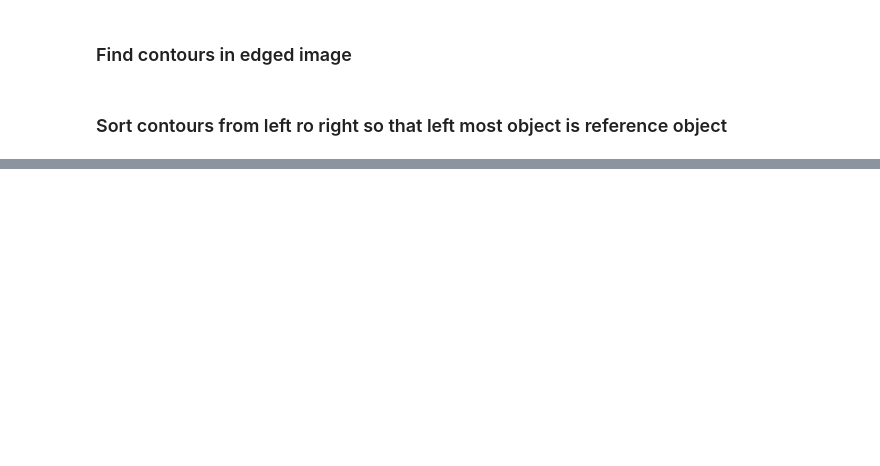
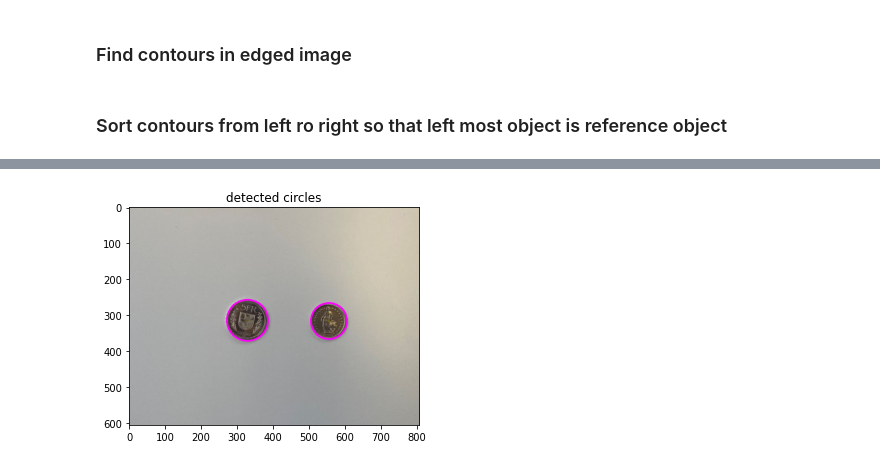
Before and after one commit to DominiquePeytrignet/IP2, a Jupyter notebook: PythonFiles/IP2_Notebook.ipynb, the cells around one changed output, grey strips where cells are left out. Saved outputs shown, nothing was run; the diff lists cells and outputs as text; code cells hidden in the pictures; blank space fills up the shorter version.

Commit message:
Circle Detection

```diff
--- a/PythonFiles/IP2_Notebook.ipynb
+++ b/PythonFiles/IP2_Notebook.ipynb
@@ -160,0 +164,35 @@ cv2.destroyAllWindows()
+# %%
+src = cv2.imread("Images/Test_3.jpg")
+
+
+gray = cv2.cvtColor(src, cv2.COLOR_BGR2GRAY)
+gray = cv2.medianBlur(gray, 5)
+rows = gray.shape[0]
+circles = cv2.HoughCircles(gray, cv2.HOUGH_GRADIENT, 1, rows / 8,
+                            param1=50, param2=80,
+                            minRadius=1, maxRadius=100)
+
+if circles is not None:
+    circles = np.uint16(np.around(circles))
+    for i in circles[0, :]:
+        center = (i[0], i[1])
+        # circle center
+        cv2.circle(src, center, 1, (0, 100, 100), 3)
+        # circle outline
+        radius = i[2]
+        cv2.circle(src, center, radius, (255, 0, 255), 3)
+
+result = cv2.circle(src, center, radius, (255, 0, 255), 3)
+
+
+cv2.imshow("detected circles", src)
+cv2.waitKey(0)
+cv2.destroyAllWindows()
+# %%
+show_result = cv2.cvtColor(result, cv2.COLOR_BGR2RGB)
+
+plt.imshow(show_result)
+plt.title("detected circles")
+plt.show()
+# %% [output]
+[figure, added]
```
Also changed, not shown: parts of 8 cells of this notebook, 1 other file.
